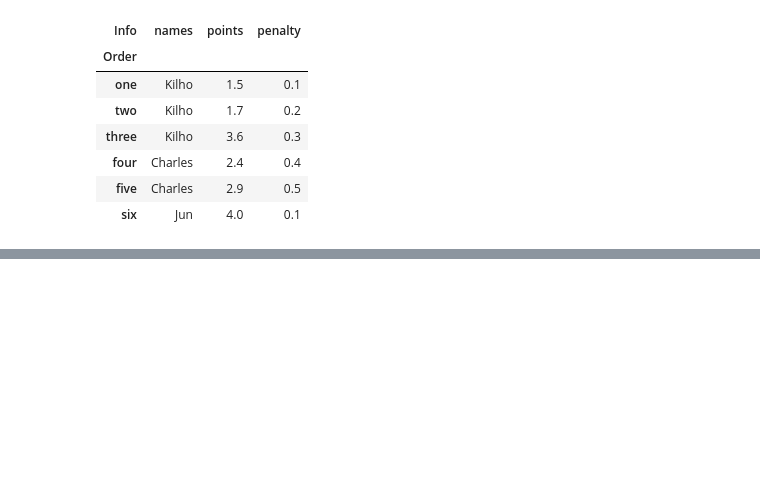
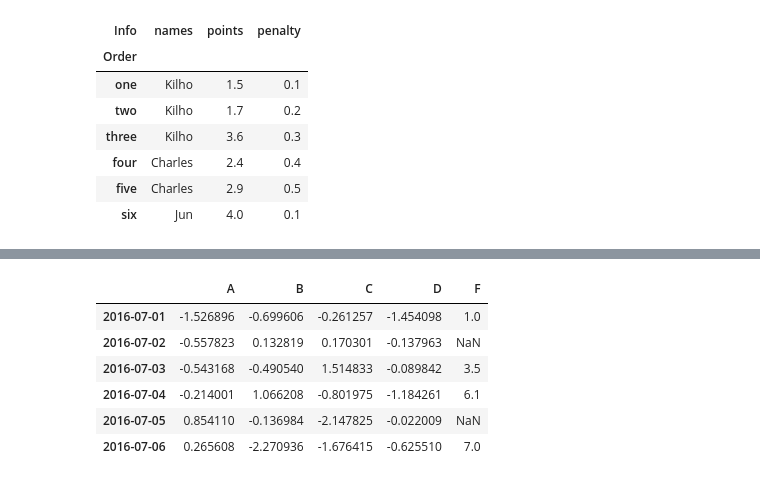
Before and after one commit to bhj8286/Data-mining, a Jupyter notebook: 수업 실습/데이터_마이닝_3월_13일.ipynb, the cells around one changed output, grey strips where cells are left out. Cells and saved outputs as stored; diff of their text form; code cells hidden in the pictures; blank space fills up the shorter version.

```diff
--- a/수업 실습/데이터_마이닝_3월_13일.ipynb
+++ b/수업 실습/데이터_마이닝_3월_13일.ipynb
@@ -388,0 +428,3 @@ df2.iloc[1,2]
+# %%
+df = pd.DataFrame(np.random.randn(6,4))
+df
@@ -388,0 +439,4 @@ df2.iloc[1,2]
+# %%
+df.columns= [ 'A', 'B', 'C', 'D' ]
+df.index= pd.date_range('20160701', periods=6) #pandas에서제공하는date range함수는datetime 자료형으로구성된, 날짜시각등을알수있는자료형을만드는함수
+df.index
@@ -388,0 +457,11 @@ df2.iloc[1,2]
+# %%
+df['F'] = [1.0, np.nan, 3.5, 6.1, np.nan, 7.0]
+df
+# %% [output]
+|  | A | B | C | D | F |
+| 2016-07-01 | -1.526896 | -0.699606 | -0.261257 | -1.454098 | 1.0 |
+| 2016-07-02 | -0.557823 | 0.132819 | 0.170301 | -0.137963 | NaN |
+| 2016-07-03 | -0.543168 | -0.490540 | 1.514833 | -0.089842 | 3.5 |
+| 2016-07-04 | -0.214001 | 1.066208 | -0.801975 | -1.184261 | 6.1 |
+| 2016-07-05 | 0.854110 | -0.136984 | -2.147825 | -0.022009 | NaN |
+| 2016-07-06 | 0.265608 | -2.270936 | -1.676415 | -0.625510 | 7.0 |
```
Also changed, not shown: parts of 43 cells of this notebook.
